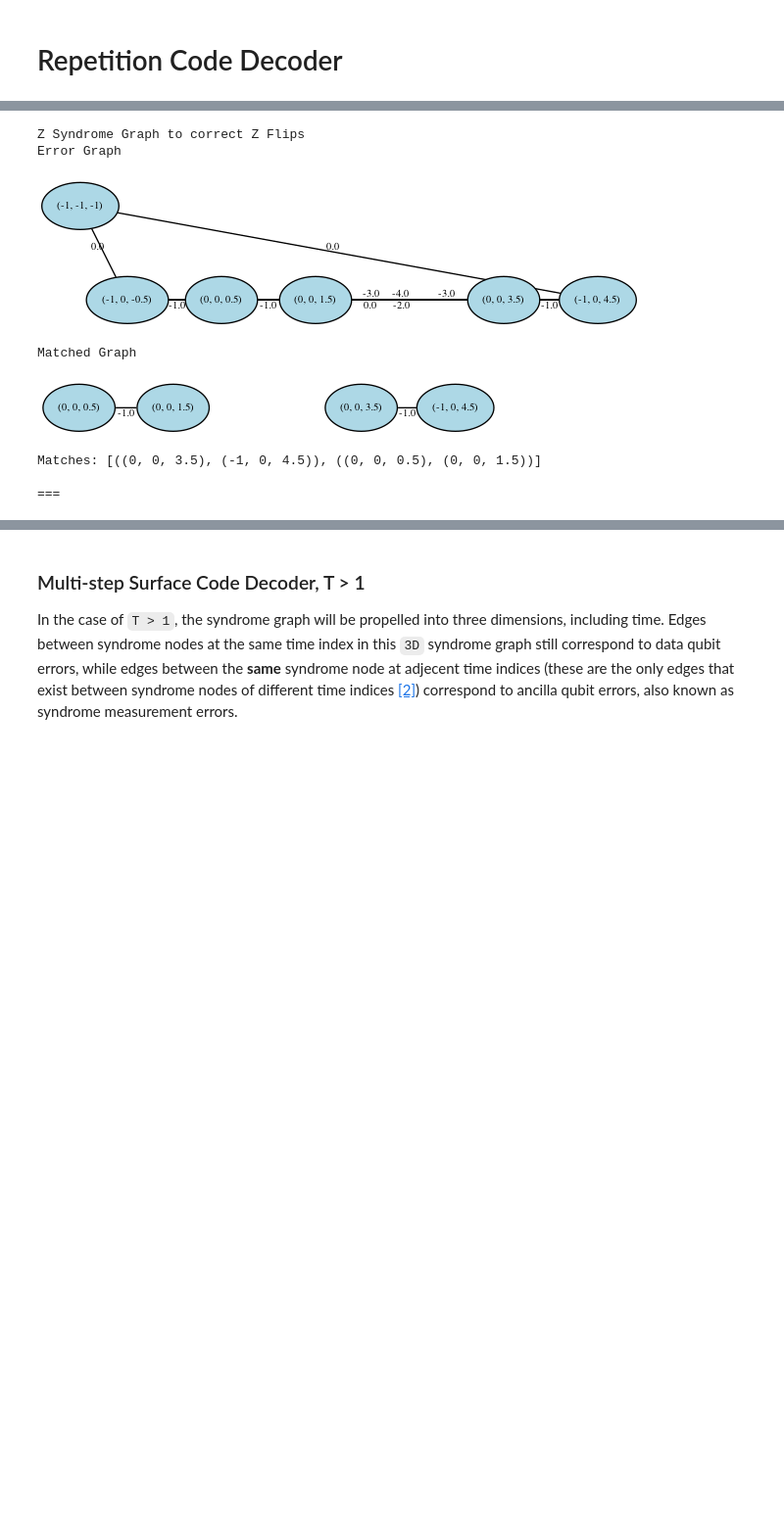
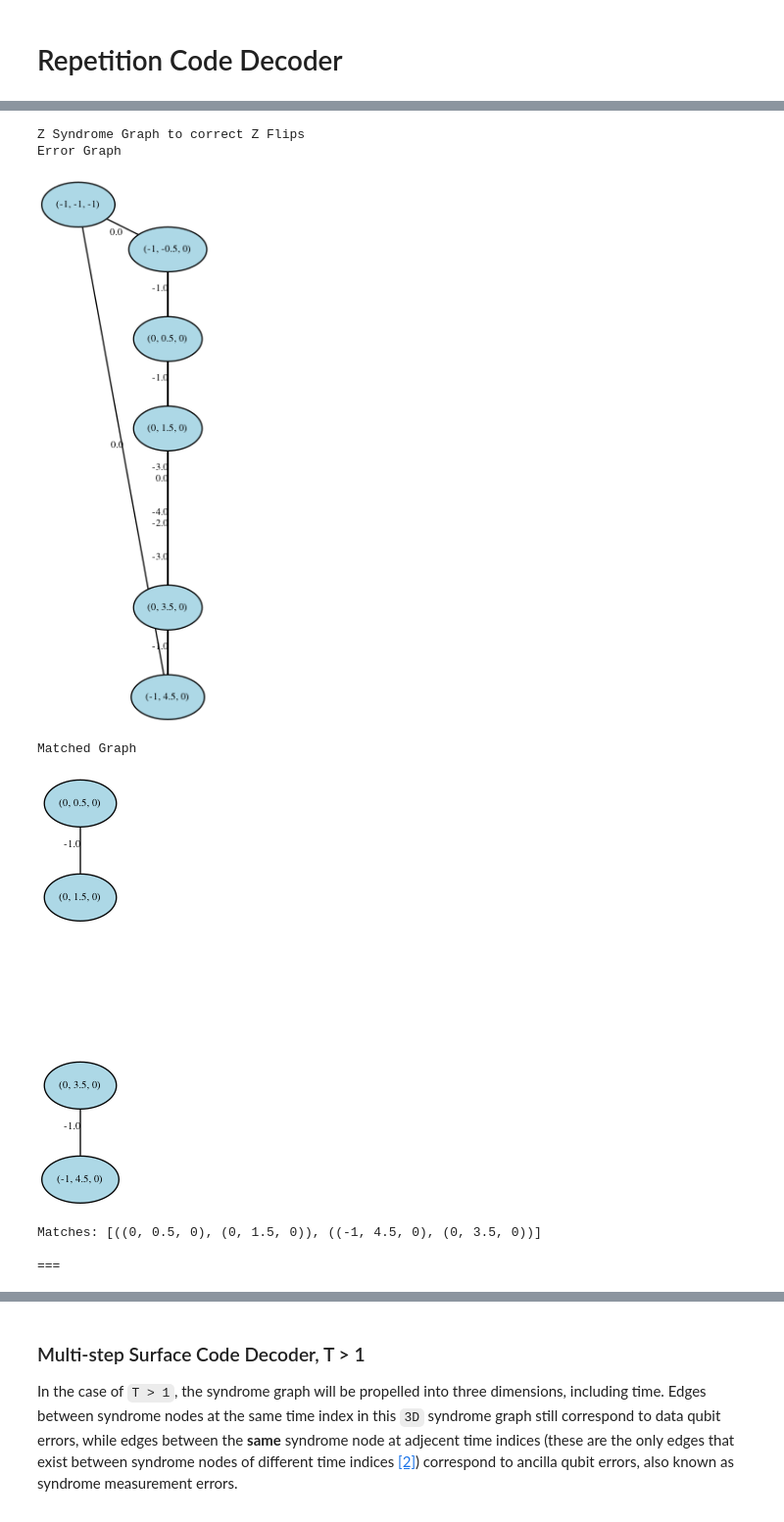
Before and after one commit to yaleqc/qtcodes, a Jupyter notebook: tutorials/rep/2-fitters.ipynb, the cells around one changed output, grey strips where cells are left out. Shown at 98% size. Saved outputs shown, nothing was run; the diff lists cells and outputs as text; code cells hidden in the pictures; blank space fills up the shorter version.

```diff
--- a/tutorials/rep/2-fitters.ipynb
+++ b/tutorials/rep/2-fitters.ipynb
@@ -15,25 +18,25 @@ decoder.draw(G)
 # %%
-all_syndromes = {"Z": [(0,0,.5),(0,0,1.5),(0,0,3.5)]}
+all_syndromes = {"Z": [(0,.5,0),(0,1.5,0),(0,3.5,0)]}
 matches = {}
 
 for syndrome_key, syndromes in all_syndromes.items():
     print(f"{syndrome_key} Syndrome Graph to correct {syndrome_key} Flips")
     error_graph = decoder._make_error_graph(syndromes,syndrome_key)
     print("Error Graph")
     decoder.draw(error_graph)
     matches[syndrome_key] = decoder._run_mwpm(error_graph)
     matched_graph = decoder._run_mwpm_graph(error_graph)
     print("Matched Graph")
     decoder.draw(matched_graph)
     print(f"Matches: {matches[syndrome_key]}")
     print("\n===\n")
 # %% [output]
 Z Syndrome Graph to correct Z Flips
 Error Graph
-[figure, old version]
+[figure, new version]
 Matched Graph
-[figure, old version]
+[figure, new version]
-Matches: [((0, 0, 3.5), (-1, 0, 4.5)), ((0, 0, 0.5), (0, 0, 1.5))]
+Matches: [((0, 0.5, 0), (0, 1.5, 0)), ((-1, 4.5, 0), (0, 3.5, 0))]
 
 ===
 # %% [markdown]
```
Also changed, not shown: parts of 6 cells of this notebook, 4 other files.
